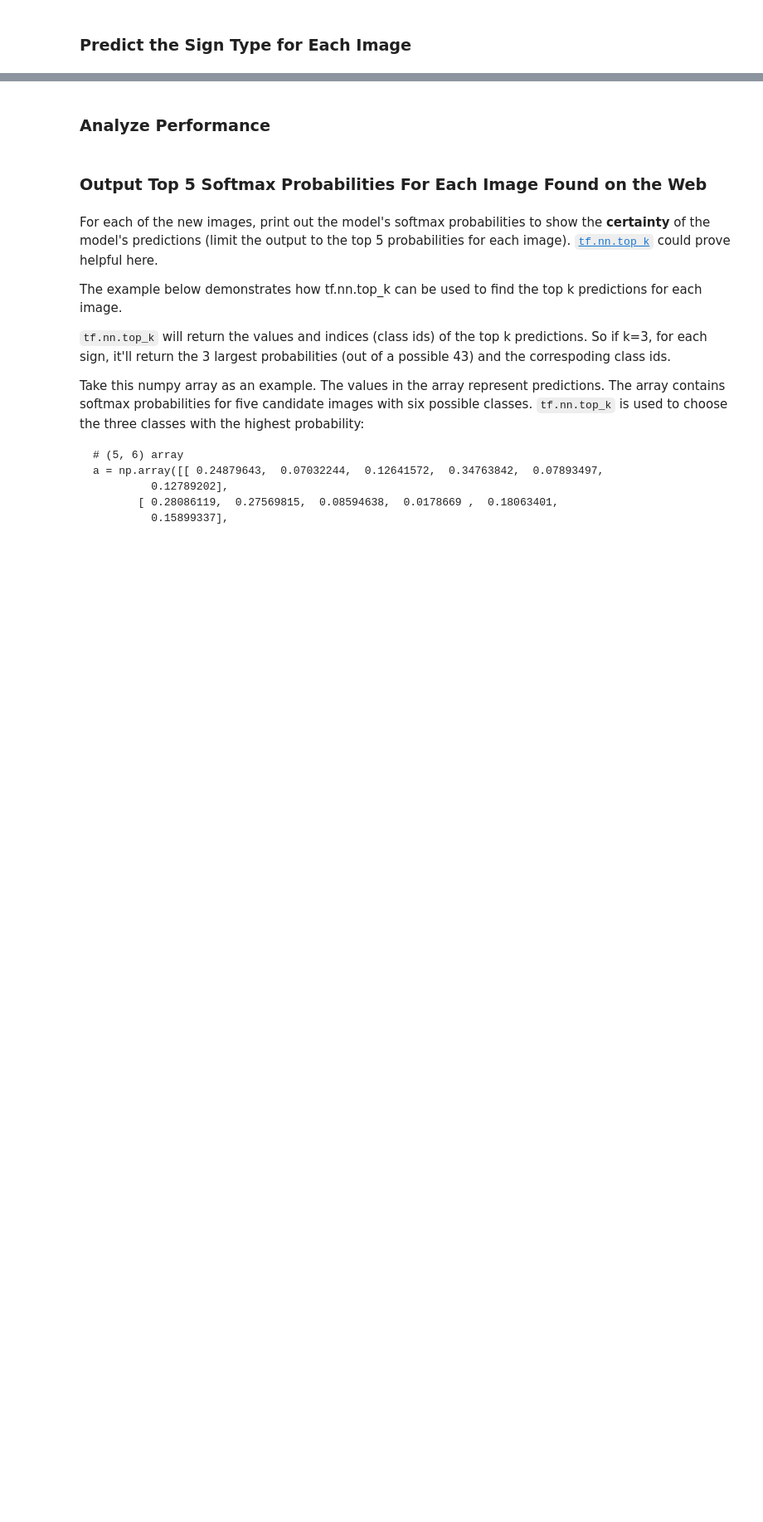
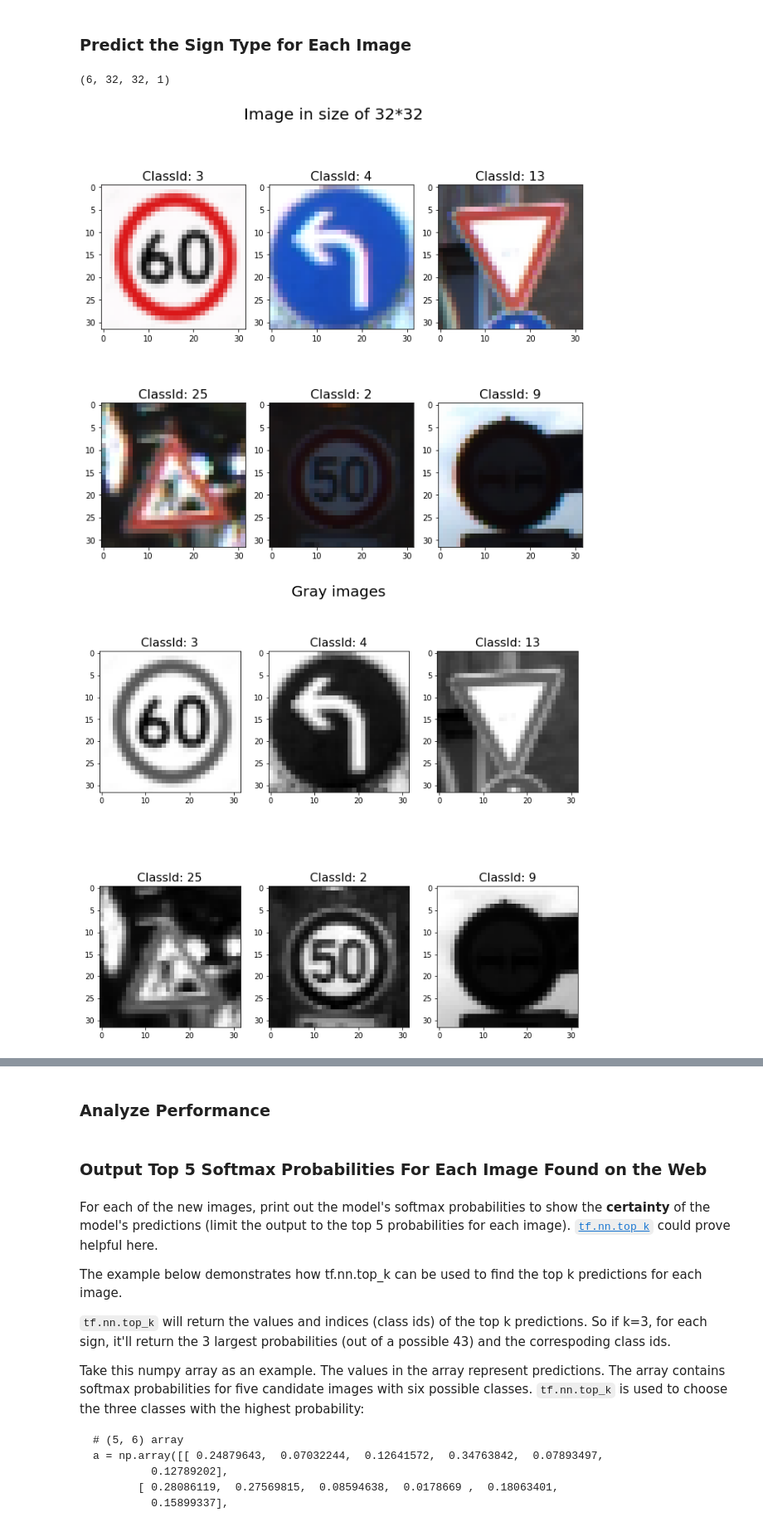
Before and after one commit to BofeiCHEN/CarND-Traffic-Sign-Classifier-Project, a Jupyter notebook: Traffic_Sign_Classifier.ipynb, the cells around one changed output, grey strips where cells are left out. Shown: that part at 83% size. Cells and saved outputs as stored; diff of their text form; code cells hidden in the pictures; blank space fills up the shorter version.

```diff
--- a/Traffic_Sign_Classifier.ipynb
+++ b/Traffic_Sign_Classifier.ipynb
@@ -346,0 +383,76 @@ You may find `signnames.csv` useful as it contains mappings from the class id (i
+# %%
+### Run the predictions here and use the model to output the prediction for each image.
+### Make sure to pre-process the images with the same pre-processing pipeline used earlier.
+### Feel free to use as many code cells as needed.
+
+
+image_1 = transform.resize(img_1, (32, 32))
+image_2 = transform.resize(ppm_img_2, (32, 32))
+image_3 = transform.resize(ppm_img_3, (32, 32))
+image_4 = transform.resize(ppm_img_4, (32, 32))
+image_5 = transform.resize(ppm_img_5, (32, 32))
+image_6 = transform.resize(ppm_img_6, (32, 32))
+images = np.concatenate(([image_1], [image_2],[image_3], [image_4],[image_5], [image_6]), axis=0)
+
+
+image_gray_1 = (np.sum(image_1/3, axis=2, keepdims=True, dtype=np.float32) - 128)/128
+image_gray_2 = (np.sum(image_2/3, axis=2, keepdims=True, dtype=np.float32) - 128)/128
+image_gray_3 = (np.sum(image_3/3, axis=2, keepdims=True, dtype=np.float32) - 128)/128
+image_gray_4 = (np.sum(image_4/3, axis=2, keepdims=True, dtype=np.float32) - 128)/128
+image_gray_5 = (np.sum(image_5/3, axis=2, keepdims=True, dtype=np.float32) - 128)/128
+image_gray_6 = (np.sum(image_6/3, axis=2, keepdims=True, dtype=np.float32) - 128)/128
+
+X_new_test = (np.sum(images/3, axis=3, keepdims=True, dtype=np.float32) - 128)/128
+
+print(X_new_test.shape)
+y_new_test = [3, 4, 13, 25, 2, 9]
+
+
+
+f, axs = plt.subplots(2, 3, figsize=(9, 9))
+f.tight_layout()
+axs[0,0].imshow(image_1, cmap='gray')
+axs[0,0].set_title('ClassId: 3', fontsize=16)
+
+axs[0,1].imshow(image_2, cmap='gray')
+axs[0,1].set_title('ClassId: 4', fontsize=16)
+
+axs[0,2].imshow(image_3, cmap='gray')
+axs[0,2].set_title('ClassId: 13', fontsize=16)
+
+axs[1,0].imshow(image_4, cmap='gray')
+axs[1,0].set_title('ClassId: 25', fontsize=16)
+
+axs[1,1].imshow(image_5, cmap='gray')
+axs[1,1].set_title('ClassId: 2', fontsize=16)
+
+axs[1,2].imshow(image_6, cmap='gray')
+axs[1,2].set_title('ClassId: 9', fontsize=16)
+f.suptitle('Image in size of 32*32', fontsize=20)
+plt.subplots_adjust(left=0., right=1, top=0.9, bottom=0.)
+
+f_gray, axs = plt.subplots(2, 3, figsize=(9, 9))
+f.tight_layout()
+axs[0,0].imshow(image_gray_1, cmap='gray')
+axs[0,0].set_title('ClassId: 3', fontsize=16)
+
+axs[0,1].imshow(image_gray_2, cmap='gray')
+axs[0,1].set_title('ClassId: 4', fontsize=16)
+
+axs[0,2].imshow(image_gray_3, cmap='gray')
+axs[0,2].set_title('ClassId: 13', fontsize=16)
+
+axs[1,0].imshow(image_gray_4, cmap='gray')
+axs[1,0].set_title('ClassId: 25', fontsize=16)
+
+axs[1,1].imshow(image_gray_5, cmap='gray')
+axs[1,1].set_title('ClassId: 2', fontsize=16)
+
+axs[1,2].imshow(image_gray_6, cmap='gray')
+axs[1,2].set_title('ClassId: 9', fontsize=16)
+f_gray.suptitle('Gray images', fontsize=20)
+plt.subplots_adjust(left=0., right=1, top=0.9, bottom=0.)
+# %% [output]
+(6, 32, 32, 1)
+[figure, added]
+[figure, added]
```
Also changed, not shown: parts of 9 cells of this notebook, 17 other files.
